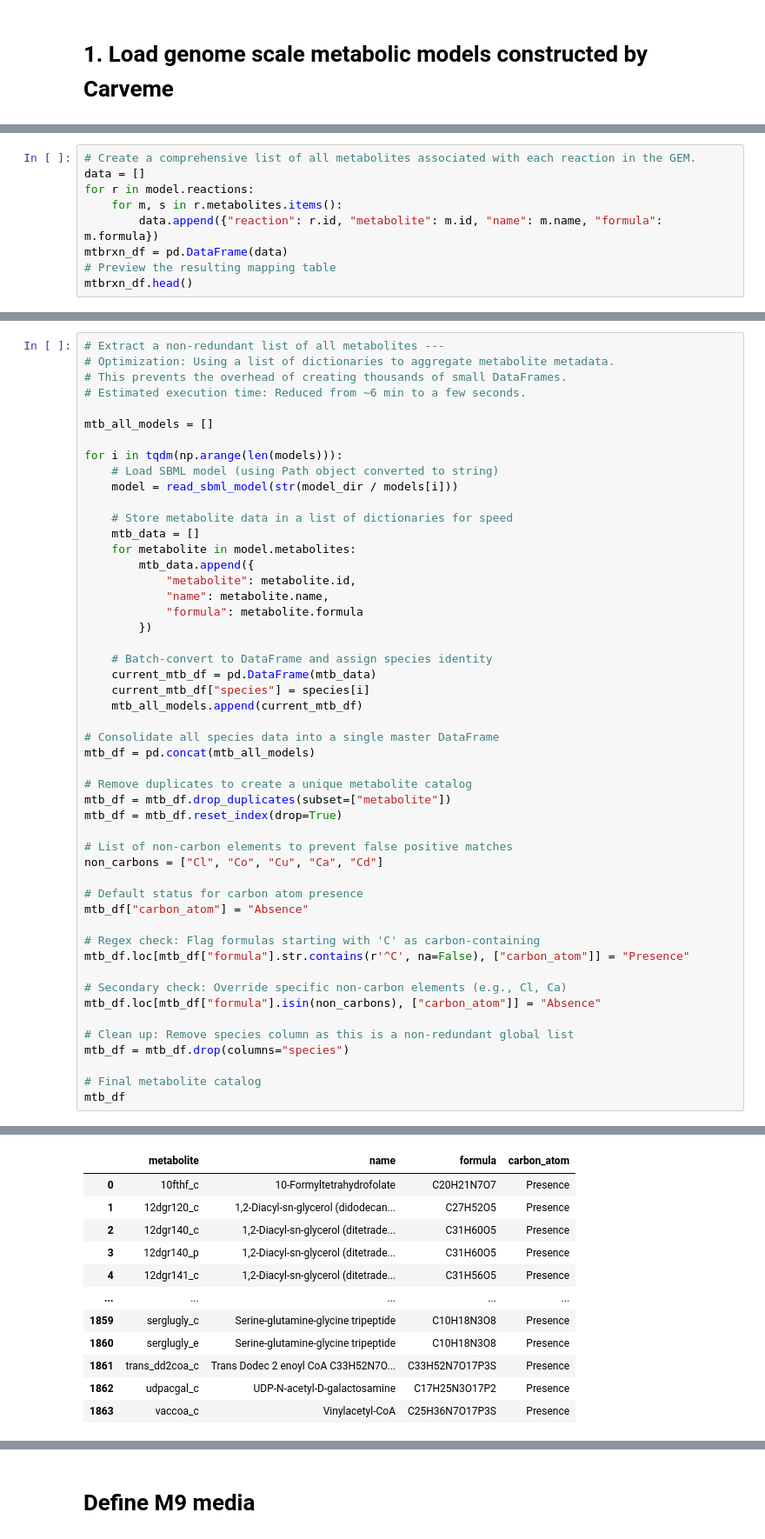
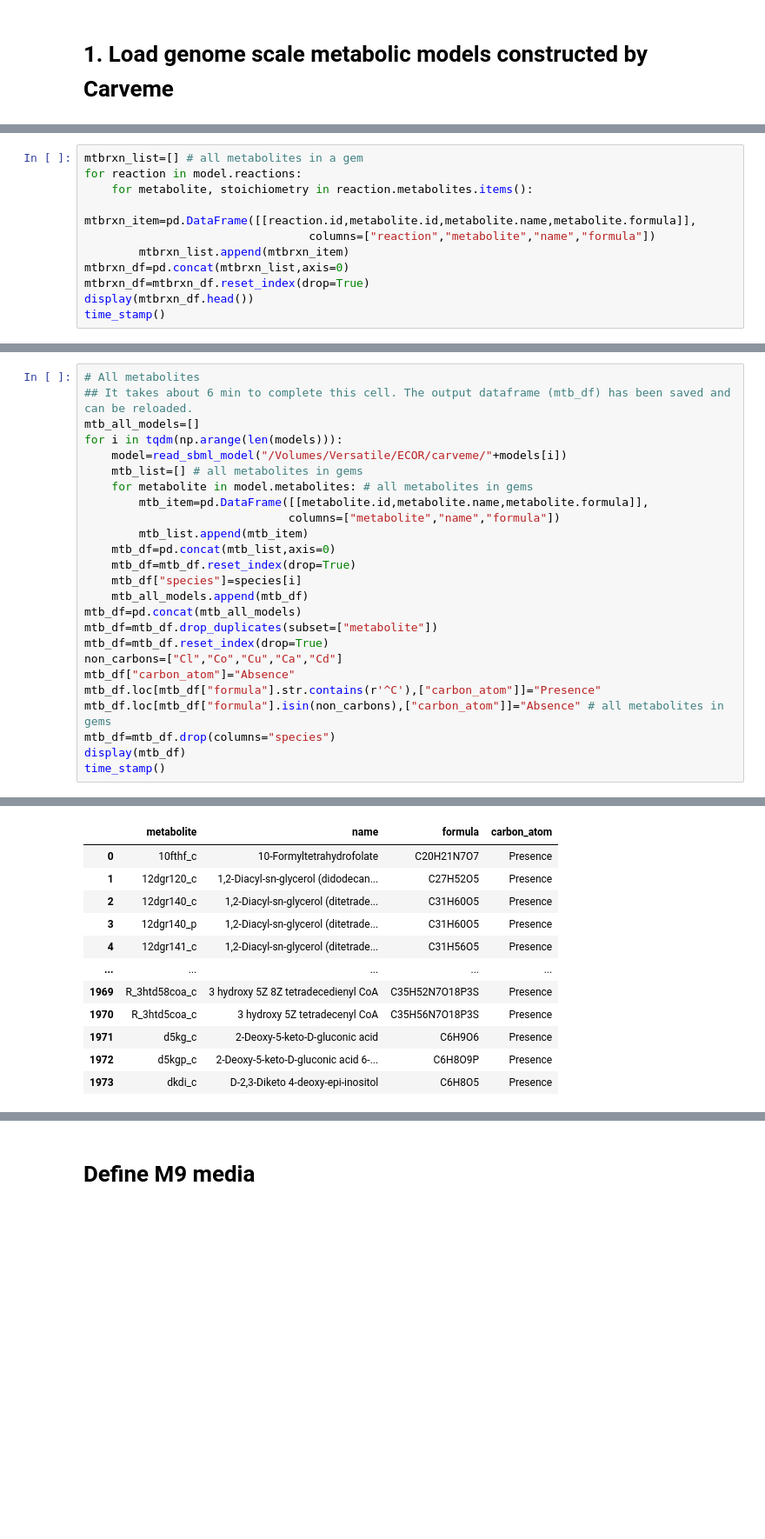
Before and after one commit to tsuruubi/ECORMA, a Jupyter notebook: 02_Flux_Balance_Analysis/script/03_Run_FBA.ipynb, the cells around one changed output, grey strips where cells are left out. Shown at 87% size. Saved outputs shown, nothing was run; the diff lists cells and outputs as text; blank space fills up the shorter version.

```diff
--- a/02_Flux_Balance_Analysis/script/03_Run_FBA.ipynb
+++ b/02_Flux_Balance_Analysis/script/03_Run_FBA.ipynb
@@ -116,12 +140,14 @@ take(10,my_md.items())
 # %%
-# Create a comprehensive list of all metabolites associated with each reaction in the GEM.
-data = []
-for r in model.reactions:
-    for m, s in r.metabolites.items():
-        data.append({"reaction": r.id, "metabolite": m.id, "name": m.name, "formula": m.formula})
-mtbrxn_df = pd.DataFrame(data)
-# Preview the resulting mapping table
-mtbrxn_df.head()
+mtbrxn_list=[] # all metabolites in a gem
+for reaction in model.reactions:
+    for metabolite, stoichiometry in reaction.metabolites.items():
+        mtbrxn_item=pd.DataFrame([[reaction.id,metabolite.id,metabolite.name,metabolite.formula]],
+                                 columns=["reaction","metabolite","name","formula"])
+        mtbrxn_list.append(mtbrxn_item)
+mtbrxn_df=pd.concat(mtbrxn_list,axis=0)
+mtbrxn_df=mtbrxn_df.reset_index(drop=True)
+display(mtbrxn_df.head())
+time_stamp()
 # %% [output]
 |  | reaction | metabolite | name | formula |
 | 0 | EX_12ppd__R_e | 12ppd__R_e | (R)-Propane-1,2-diol | C3H8O2 |
@@ -401,65 +414,40 @@ Please use `tqdm.notebook.tqdm` instead of `tqdm.tqdm_notebook`
 # %%
-# Extract a non-redundant list of all metabolites ---
-# Optimization: Using a list of dictionaries to aggregate metabolite metadata.
-# This prevents the overhead of creating thousands of small DataFrames.
-# Estimated execution time: Reduced from ~6 min to a few seconds.
-
-mtb_all_models = []
-
+# All metabolites
+## It takes about 6 min to complete this cell. The output dataframe (mtb_df) has been saved and can be reloaded.
+mtb_all_models=[]
 for i in tqdm(np.arange(len(models))):
-    # Load SBML model (using Path object converted to string)
-    model = read_sbml_model(str(model_dir / models[i]))
-
-    # Store metabolite data in a list of dictionaries for speed
-    mtb_data = []
-    for metabolite in model.metabolites:
-        mtb_data.append({
-            "metabolite": metabolite.id,
-            "name": metabolite.name,
-            "formula": metabolite.formula
-        })
-
-    # Batch-convert to DataFrame and assign species identity
-    current_mtb_df = pd.DataFrame(mtb_data)
-    current_mtb_df["species"] = species[i]
-    mtb_all_models.append(current_mtb_df)
-
-# Consolidate all species data into a single master DataFrame
-mtb_df = pd.concat(mtb_all_models)
-
-# Remove duplicates to create a unique metabolite catalog
-mtb_df = mtb_df.drop_duplicates(subset=["metabolite"])
-mtb_df = mtb_df.reset_index(drop=True)
-
-# List of non-carbon elements to prevent false positive matches
-non_carbons = ["Cl", "Co", "Cu", "Ca", "Cd"]
-
-# Default status for carbon atom presence
-mtb_df["carbon_atom"] = "Absence"
-
-# Regex check: Flag formulas starting with 'C' as carbon-containing
-mtb_df.loc[mtb_df["formula"].str.contains(r'^C', na=False), ["carbon_atom"]] = "Presence"
-
-# Secondary check: Override specific non-carbon elements (e.g., Cl, Ca)
-mtb_df.loc[mtb_df["formula"].isin(non_carbons), ["carbon_atom"]] = "Absence"
-
-# Clean up: Remove species column as this is a non-redundant global list
-mtb_df = mtb_df.drop(columns="species")
-
-# Final metabolite catalog
-mtb_df
+    model=read_sbml_model("/Volumes/Versatile/ECOR/carveme/"+models[i])
+    mtb_list=[] # all metabolites in gems
+    for metabolite in model.metabolites: # all metabolites in gems
+        mtb_item=pd.DataFrame([[metabolite.id,metabolite.name,metabolite.formula]],
+                              columns=["metabolite","name","formula"])
+        mtb_list.append(mtb_item)
+    mtb_df=pd.concat(mtb_list,axis=0)
+    mtb_df=mtb_df.reset_index(drop=True)
+    mtb_df["species"]=species[i]
+    mtb_all_models.append(mtb_df)
+mtb_df=pd.concat(mtb_all_models)
+mtb_df=mtb_df.drop_duplicates(subset=["metabolite"])
+mtb_df=mtb_df.reset_index(drop=True)
+non_carbons=["Cl","Co","Cu","Ca","Cd"]
+mtb_df["carbon_atom"]="Absence"
+mtb_df.loc[mtb_df["formula"].str.contains(r'^C'),["carbon_atom"]]="Presence"
+mtb_df.loc[mtb_df["formula"].isin(non_carbons),["carbon_atom"]]="Absence" # all metabolites in gems
+mtb_df=mtb_df.drop(columns="species")
+display(mtb_df)
+time_stamp()
 # %% [output]
 Please use `tqdm.notebook.tqdm` instead of `tqdm.tqdm_notebook`
   for i in tqdm(np.arange(len(models))):
 |  | metabolite | name | formula | carbon_atom |
 | 0 | 10fthf_c | 10-Formyltetrahydrofolate | C20H21N7O7 | Presence |
 | 1 | 12dgr120_c | 1,2-Diacyl-sn-glycerol (didodecan... | C27H52O5 | Presence |
 | 2 | 12dgr140_c | 1,2-Diacyl-sn-glycerol (ditetrade... | C31H60O5 | Presence |
 | 3 | 12dgr140_p | 1,2-Diacyl-sn-glycerol (ditetrade... | C31H60O5 | Presence |
 | 4 | 12dgr141_c | 1,2-Diacyl-sn-glycerol (ditetrade... | C31H56O5 | Presence |
 | ... | ... | ... | ... | ... |
-| 1859 | serglugly_c | Serine-glutamine-glycine tripeptide | C10H18N3O8 | Presence |
-| 1860 | serglugly_e | Serine-glutamine-glycine tripeptide | C10H18N3O8 | Presence |
-| 1861 | trans_dd2coa_c | Trans Dodec 2 enoyl CoA C33H52N7O... | C33H52N7O17P3S | Presence |
-| 1862 | udpacgal_c | UDP-N-acetyl-D-galactosamine | C17H25N3O17P2 | Presence |
-| 1863 | vaccoa_c | Vinylacetyl-CoA | C25H36N7O17P3S | Presence |
+| 1969 | R_3htd58coa_c | 3 hydroxy 5Z 8Z tetradecedienyl CoA | C35H52N7O18P3S | Presence |
+| 1970 | R_3htd5coa_c | 3 hydroxy 5Z tetradecenyl CoA | C35H56N7O18P3S | Presence |
+| 1971 | d5kg_c | 2-Deoxy-5-keto-D-gluconic acid | C6H9O6 | Presence |
+| 1972 | d5kgp_c | 2-Deoxy-5-keto-D-gluconic acid 6-... | C6H8O9P | Presence |
+| 1973 | dkdi_c | D-2,3-Diketo 4-deoxy-epi-inositol | C6H8O5 | Presence |
```
Also changed, not shown: parts of 38 cells of this notebook.
